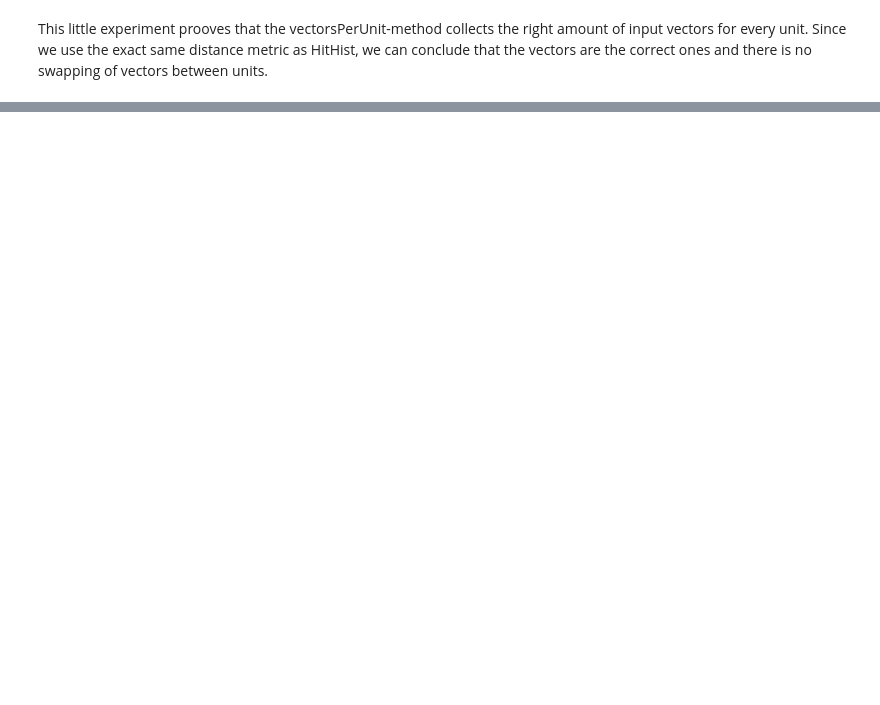
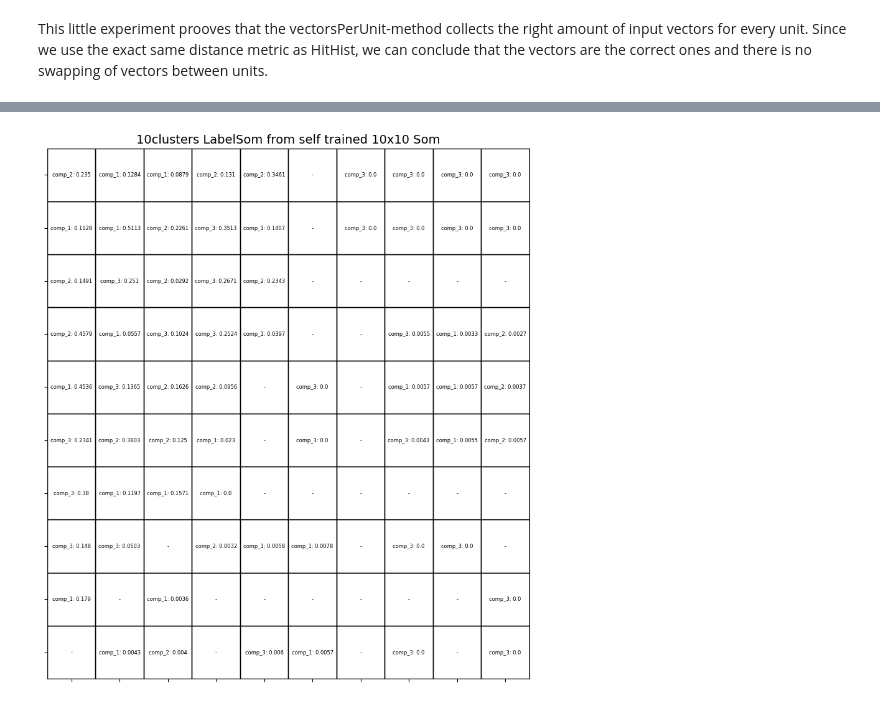
Before and after one commit to mirvariates/PySOMVis-sos-ass3, a Jupyter notebook: PySOMVis/coding_assignment.ipynb, the cells around one changed output, grey strips where cells are left out. Cells and saved outputs as stored; diff of their text form; code cells hidden in the pictures; blank space fills up the shorter version.

```diff
--- a/PySOMVis/coding_assignment.ipynb
+++ b/PySOMVis/coding_assignment.ipynb
@@ -276,27 +328,20 @@ printSomLabels(a, [xdim, ydim], ["chainlink LabelSom", "dimensions = "], b, c, [
 # %%
-#train the 10x10 and 100x60 SOMs with MiniSom
-
 from SOMToolBox_Parse import SOMToolBox_Parse
 from minisom import MiniSom
 import math
 idata = SOMToolBox_Parse("datasets\\10clusters\\10clusters.vec").read_weight_file()
 
-#training the soms with the suitable parameters
-#the suitable parameters were found by iterating multiple times over different values of sigma (neighborhood radius) and learning_rate,
-#and training the Soms with them. Their respective quantization errors were then looked at and the parameters that resulted
-# in thebest (lowest) values were then chosen as their suitable parameters. The parameters and the resulting best value is printed,
-# and the soms are trained on them and show their own quantization errors when newly trained
-som_10_cluster_10_10 = MiniSom(10, 10, 10, sigma=1.0, learning_rate=0.7)
+som_10_cluster_10_10 = MiniSom(10, 10, 10, sigma=1, learning_rate=0.7)
 som_10_cluster_10_10.train(idata['arr'], 10000)
 print('10_cluster, 10 10')
-print('neighborhood radius: ', 2.5, ' learning rate: ', 3.8, ' best value',  0.0399)
+print('neighborhood radius: ', 1, ' learning rate: ', 0.7)
 print('QUANTERROR_UNIT_AVG: ', (som_10_cluster_10_10.quantization_error(idata['arr'])))
 print()
 
 som_10_cluster_100_60 = MiniSom(100, 60, 10, sigma=2.5, learning_rate=3.8)
 som_10_cluster_100_60.train(idata['arr'], 10000)
 print('10_cluster, 100 60')
-print('neighborhood radius: ', 2.5, ' learning rate: ', 3.8, ' best value',  0.020)
+print('neighborhood radius: ', 2.5, ' learning rate: ', 3.8)
 print('QUANTERROR_UNIT_AVG: ', (som_10_cluster_100_60.quantization_error(idata['arr'])))
 print()
 
@@ -306,13 +351,13 @@ idata = SOMToolBox_Parse("datasets\\chainlink\\chainlink.vec").read_weight_file(
 som_chainlink_10_10 = MiniSom(10, 10, 3, sigma=1.0, learning_rate=0.4)
 som_chainlink_10_10.train(idata['arr'], 10000)
 print('chainlink, 10 10')
-print('neighborhood radius: ', 1.0, ' learning rate: ', 0.4, ' best value',  0.0396)
+print('neighborhood radius: ', 1.0, ' learning rate: ', 0.4)
 print('QUANTERROR_UNIT_AVG: ', (som_chainlink_10_10.quantization_error(idata['arr'])))
 print()
 
 som_chainlink_100_60 = MiniSom(100, 60, 3, sigma=1.9, learning_rate=3.4)
 som_chainlink_100_60.train(idata['arr'], 10000)
-print('chainlink, 100 60') #, i = ', i, 'lr = ', 2.5+(i/10))
-print('neighborhood radius: ', 1.9, ' learning rate: ', 3.4, ' best value',  0.0014)
+print('chainlink, 100 60')
+print('neighborhood radius: ', 1.9, ' learning rate: ', 3.4)
 print('QUANTERROR_UNIT_AVG: ', (som_chainlink_100_60.quantization_error(idata['arr'])))
 print()
@@ -318,0 +385,7 @@ print()
+# %%
+idata = SOMToolBox_Parse("datasets\\10clusters\\10clusters.vec").read_weight_file()
+unnested_list = np.array([item for items in som_10_cluster_10_10._weights for item in items])
+(variance,mean,combined) = stringVectors(10, 10, unnested_list, idata['arr'], printValues=True, maxNumLabels=1, label_names=label_names)
+printSomLabels(variance, [10, 10], ["10clusters LabelSom from self trained 10x10 Som"],fig_size=[10,12], font_size=6, aspect=1.1)
+# %% [output]
+[figure, added]
```
Also changed, not shown: parts of 21 cells of this notebook.
